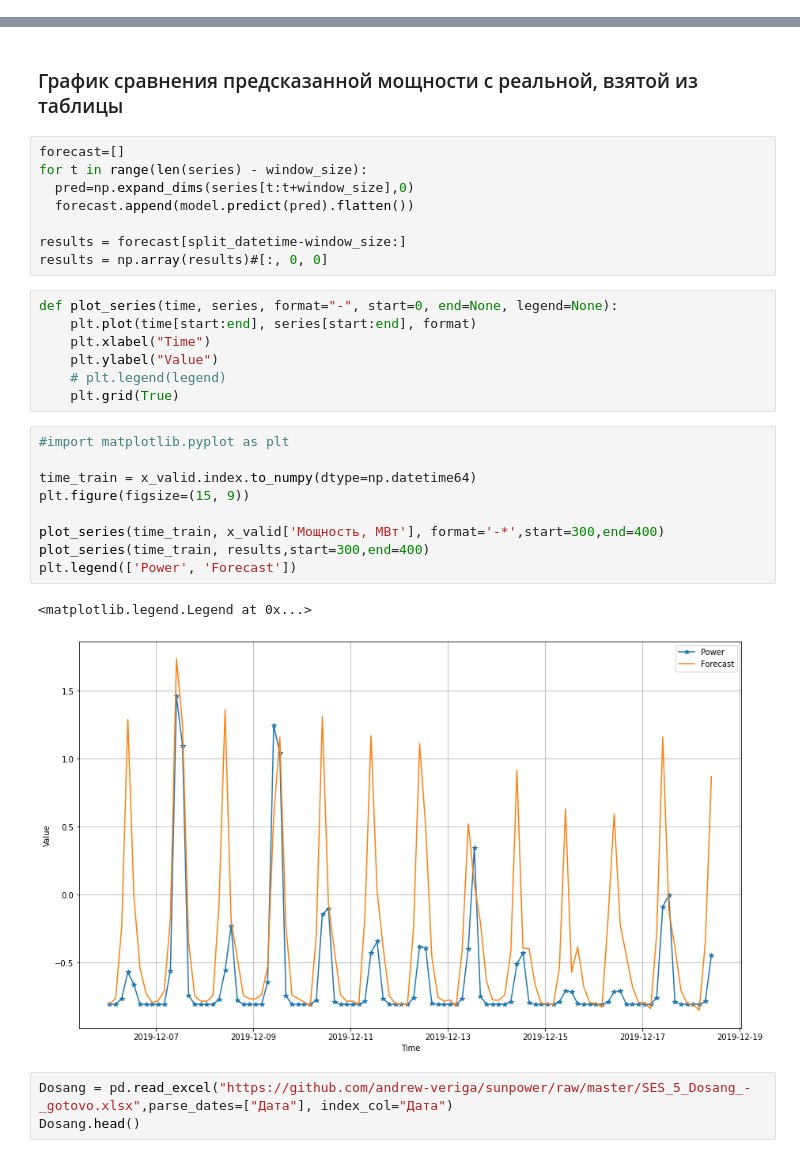
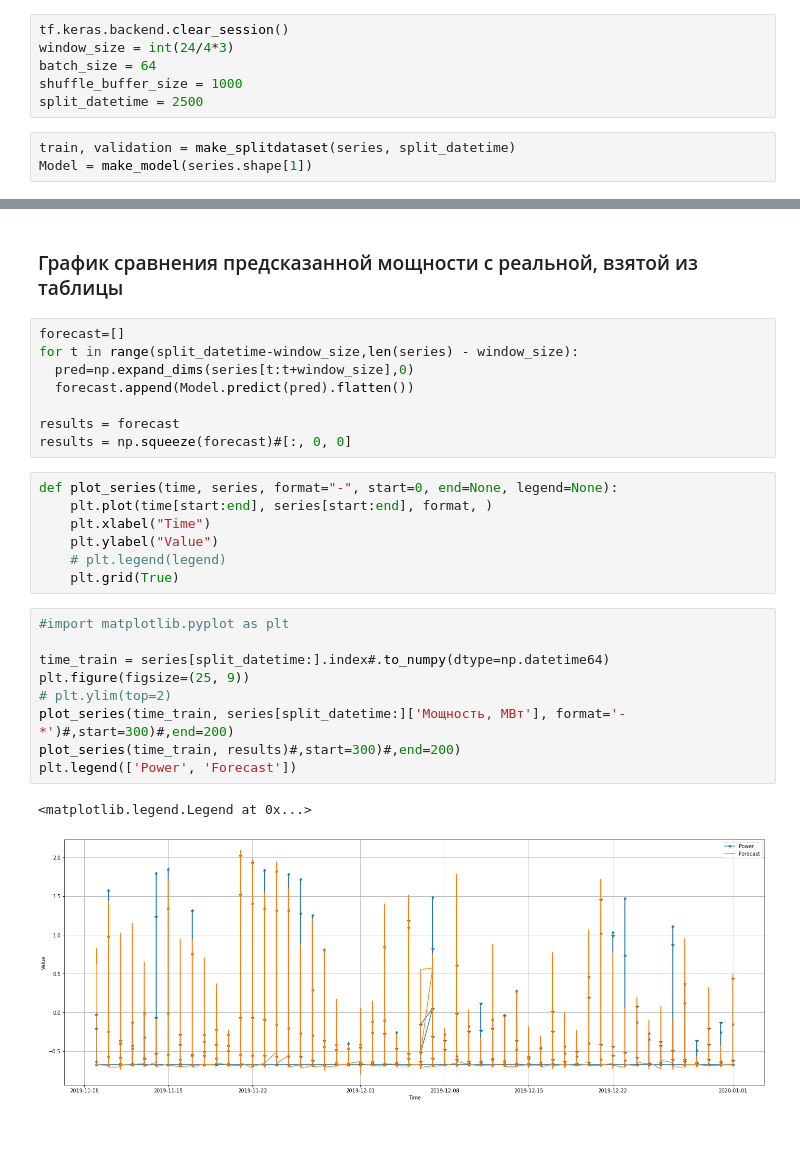
Before and after one commit to andrew-veriga/sunpower, a Jupyter notebook: model.ipynb, the cells around one changed output, grey strips where cells are left out. Saved outputs shown, nothing was run; the diff lists cells and outputs as text.

```diff
--- a/model.ipynb
+++ b/model.ipynb
@@ -232,0 +175,9 @@ Epoch 300/300
+# %%
+tf.keras.backend.clear_session()
+window_size = int(24/4*3)
+batch_size = 64
+shuffle_buffer_size = 1000
+split_datetime = 2500
+# %%
+train, validation = make_splitdataset(series, split_datetime)
+Model = make_model(series.shape[1])
@@ -302,15 +270,15 @@ plt.figure()
 ### График сравнения предсказанной мощности с реальной, взятой из таблицы
 # %%
 forecast=[]
-for t in range(len(series) - window_size):
+for t in range(split_datetime-window_size,len(series) - window_size):
   pred=np.expand_dims(series[t:t+window_size],0)
-  forecast.append(model.predict(pred).flatten())
+  forecast.append(Model.predict(pred).flatten())
 
-results = forecast[split_datetime-window_size:]
-results = np.array(results)#[:, 0, 0]
+results = forecast
+results = np.squeeze(forecast)#[:, 0, 0]
 # %%
 def plot_series(time, series, format="-", start=0, end=None, legend=None):
-    plt.plot(time[start:end], series[start:end], format)
+    plt.plot(time[start:end], series[start:end], format, )
     plt.xlabel("Time")
     plt.ylabel("Value")
     # plt.legend(legend)
@@ -318,15 +286,12 @@ def plot_series(time, series, format="-", start=0, end=None, legend=None):
 # %%
 #import matplotlib.pyplot as plt
 
-time_train = x_valid.index.to_numpy(dtype=np.datetime64)
-plt.figure(figsize=(15, 9))
-
-plot_series(time_train, x_valid['Мощность, МВт'], format='-*',start=300,end=400)
-plot_series(time_train, results,start=300,end=400)
+time_train = series[split_datetime:].index#.to_numpy(dtype=np.datetime64)
+plt.figure(figsize=(25, 9))
+# plt.ylim(top=2)
+plot_series(time_train, series[split_datetime:]['Мощность, МВт'], format='-*')#,start=300)#,end=200)
+plot_series(time_train, results)#,start=300)#,end=200)
 plt.legend(['Power', 'Forecast'])
 # %% [output]
 <matplotlib.legend.Legend at 0x...>
-[figure, old version]
+[figure, new version]
-# %%
-Dosang = pd.read_excel("https://github.com/andrew-veriga/sunpower/raw/master/SES_5_Dosang_-_gotovo.xlsx",parse_dates=["Дата"], index_col="Дата")
-Dosang.head()
```
Also changed, not shown: parts of 33 cells of this notebook.
